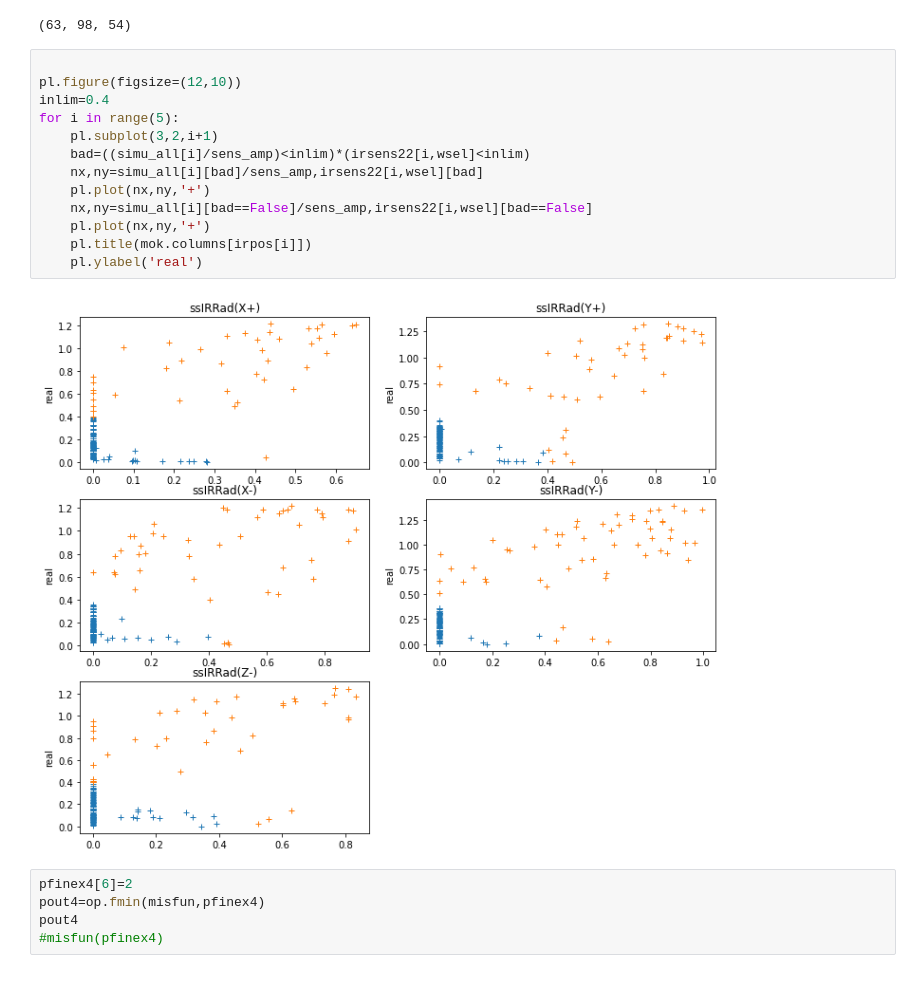
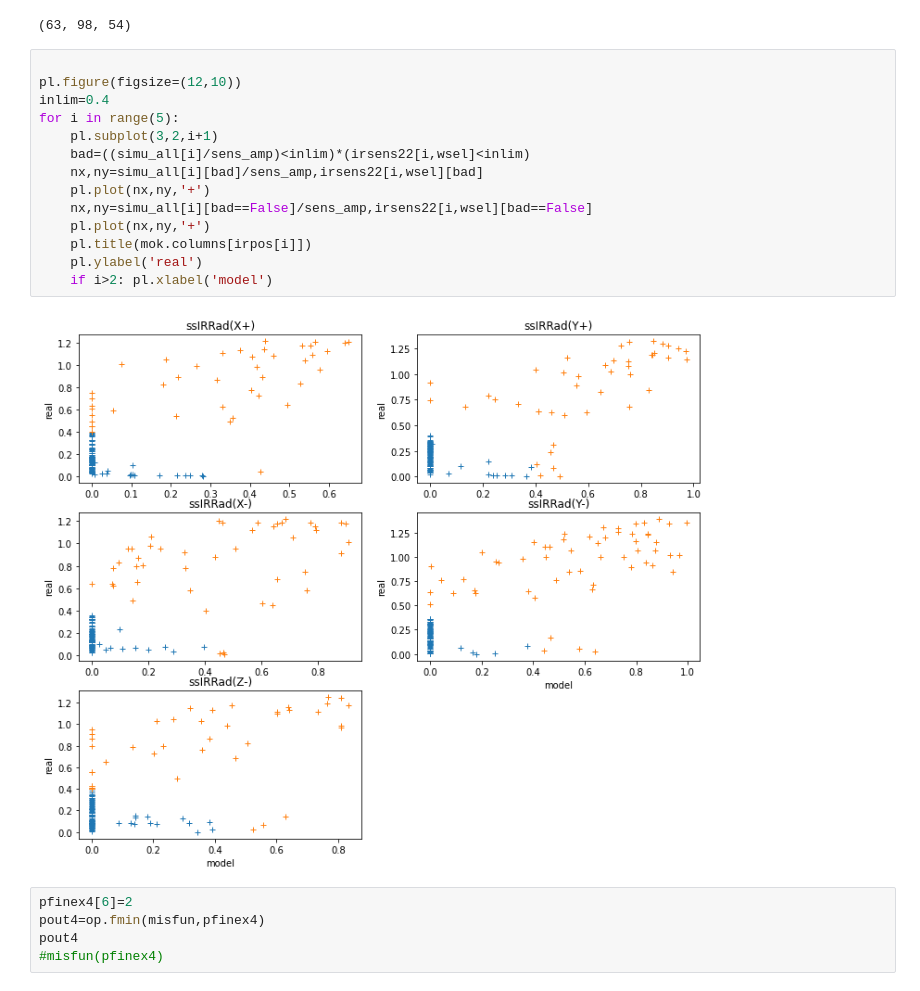
Before and after one commit to limu007/cube, a Jupyter notebook: Attitude_october_update.ipynb, the cells around one changed output. Saved outputs shown, nothing was run; the diff lists cells and outputs as text.

```diff
--- a/Attitude_october_update.ipynb
+++ b/Attitude_october_update.ipynb
@@ -1555,18 +1557,19 @@ sum(sel_real),sum(sel_simu),sum(sel_real*sel_simu)
 # %%
 
 pl.figure(figsize=(12,10))
 inlim=0.4
 for i in range(5):
     pl.subplot(3,2,i+1)
     bad=((simu_all[i]/sens_amp)<inlim)*(irsens22[i,wsel]<inlim)
     nx,ny=simu_all[i][bad]/sens_amp,irsens22[i,wsel][bad]
     pl.plot(nx,ny,'+')
     nx,ny=simu_all[i][bad==False]/sens_amp,irsens22[i,wsel][bad==False]
     pl.plot(nx,ny,'+')
     pl.title(mok.columns[irpos[i]])
     pl.ylabel('real')
+    if i>2: pl.xlabel('model')
 # %% [output]
-[figure, old version]
+[figure, new version]
 # %%
 pfinex4[6]=2
 pout4=op.fmin(misfun,pfinex4)
```
Also changed, not shown: parts of 3 cells of this notebook, 1 other file.
